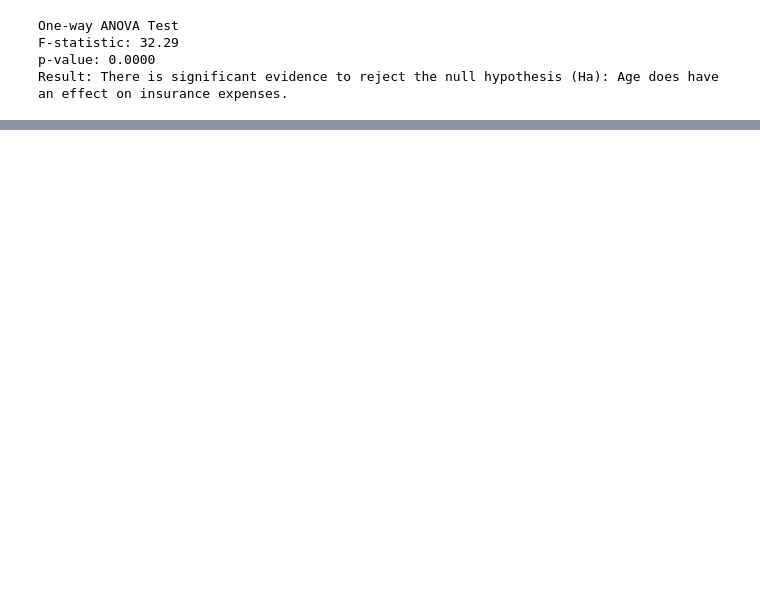
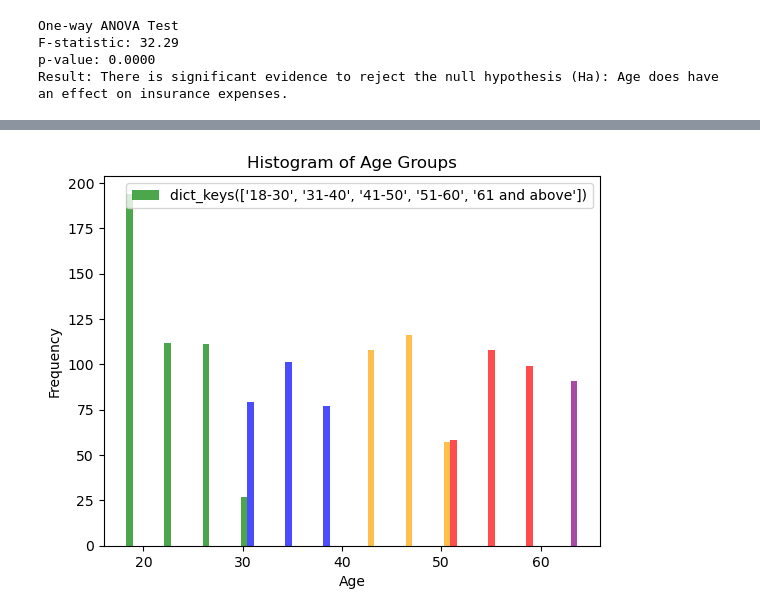
Before and after one commit to MAvdejev/Business-Statistics, a Jupyter notebook: Age.ipynb, the cells around one changed output, grey strips where cells are left out. Saved outputs shown, nothing was run; the diff lists cells and outputs as text; code cells hidden in the pictures; blank space fills up the shorter version.

```diff
--- a/Age.ipynb
+++ b/Age.ipynb
@@ -114,0 +165,35 @@ Result: There is significant evidence to reject the null hypothesis (Ha): Age do
+# %%
+import matplotlib.pyplot as plt
+import numpy as np
+
+# Assume 'insurance' is your DataFrame with 'age' and 'expenses' columns
+age_groups = {
+    '18-30': (18, 30),
+    '31-40': (31, 40),
+    '41-50': (41, 50),
+    '51-60': (51, 60),
+    '61 and above': (61, float('inf'))
+}
+
+grouped_data = []
+
+for group, age_range in age_groups.items():
+    group_data = insurance[(insurance['age'] >= age_range[0]) & (insurance['age'] <= age_range[1])]['age']
+    grouped_data.append(group_data)
+
+# Create a histogram for 'age' with different colors for each group
+colors = ['green', 'blue', 'orange', 'red', 'purple']
+plt.hist(grouped_data, bins='auto', color=colors, alpha=0.7, rwidth=0.85, label=age_groups.keys())
+
+# Add labels and title
+plt.title('Histogram of Age Groups')
+plt.xlabel('Age')
+plt.ylabel('Frequency')
+
+# Add a legend for age groups
+plt.legend()
+
+# Show the plot
+plt.show()
+# %% [output]
+[figure, added]
```
Also changed, not shown: parts of 16 cells of this notebook.
